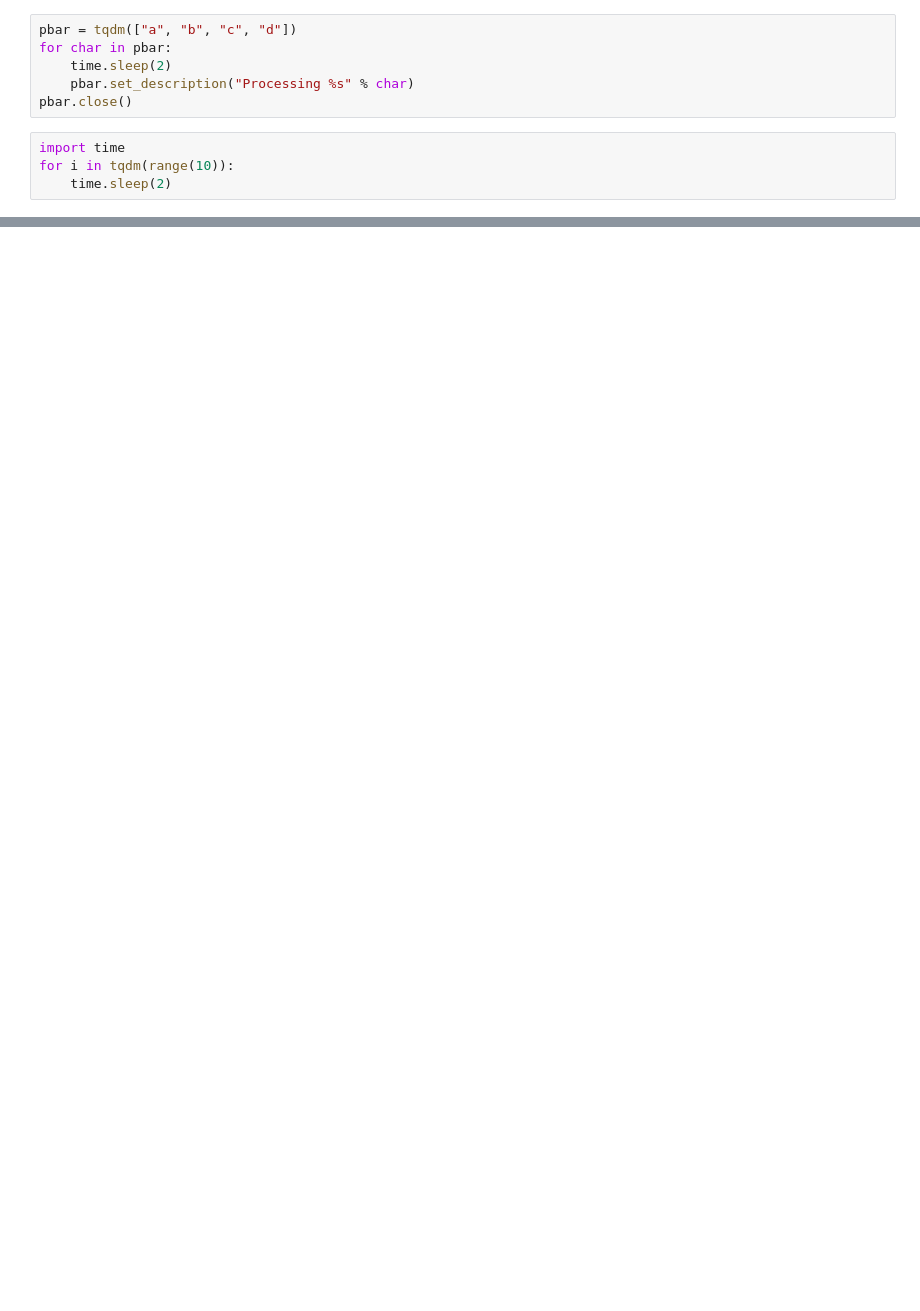
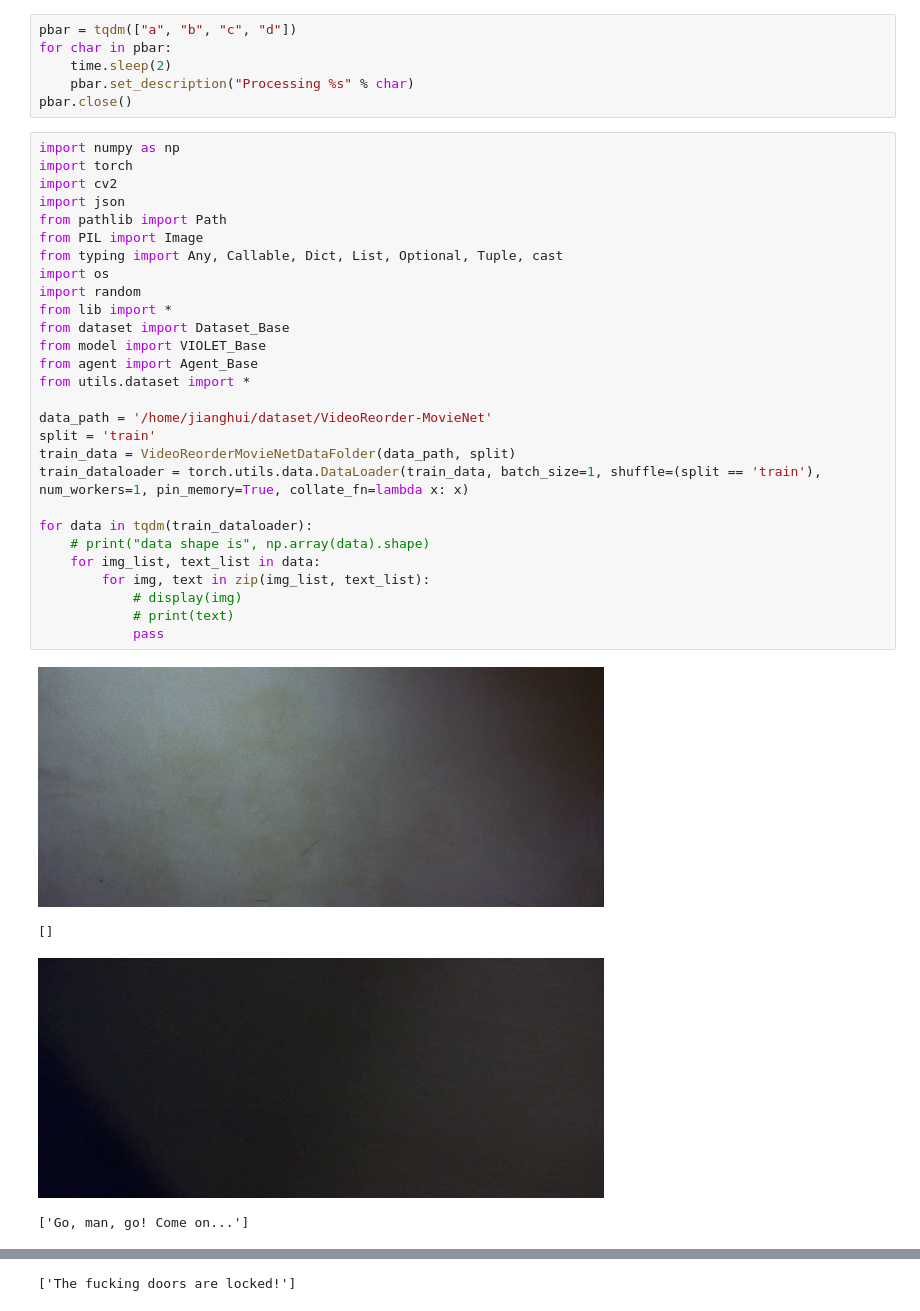
Before and after one commit to Chianghui-Wong/VideoReorder, a Jupyter notebook: test_dataset.ipynb, the cells around one changed output, grey strips where cells are left out. Saved outputs shown, nothing was run; the diff lists cells and outputs as text; blank space fills up the shorter version.

Commit message:
update datafolder and dataloader

```diff
--- a/test_dataset.ipynb
+++ b/test_dataset.ipynb
@@ -109,7 +79,36 @@ for char in pbar:
     time.sleep(2)
     pbar.set_description("Processing %s" % char)
 pbar.close()
-# %%
-import time
-for i in tqdm(range(10)):
-    time.sleep(2)
+# %%
+import numpy as np
+import torch
+import cv2
+import json
+from pathlib import Path
+from PIL import Image
+from typing import Any, Callable, Dict, List, Optional, Tuple, cast
+import os
+import random
+from lib import *
+from dataset import Dataset_Base
+from model import VIOLET_Base
+from agent import Agent_Base
+from utils.dataset import *
+
+data_path = '/home/jianghui/dataset/VideoReorder-MovieNet'
+split = 'train'
+train_data = VideoReorderMovieNetDataFolder(data_path, split)
+train_dataloader = torch.utils.data.DataLoader(train_data, batch_size=1, shuffle=(split == 'train'), num_workers=1, pin_memory=True, collate_fn=lambda x: x)
+
+for data in tqdm(train_dataloader):
+    # print("data shape is", np.array(data).shape)
+    for img_list, text_list in data:
+        for img, text in zip(img_list, text_list):
+            # display(img)
+            # print(text)
+            pass
+# %% [output]
+[figure, added]
+[]
+[figure, added]
+['Go, man, go! Come on...']
@@ -115,0 +116 @@ for i in tqdm(range(10)):
+['The fucking doors are locked!']
```
Also changed, not shown: parts of 6 cells of this notebook, 3 other files.
